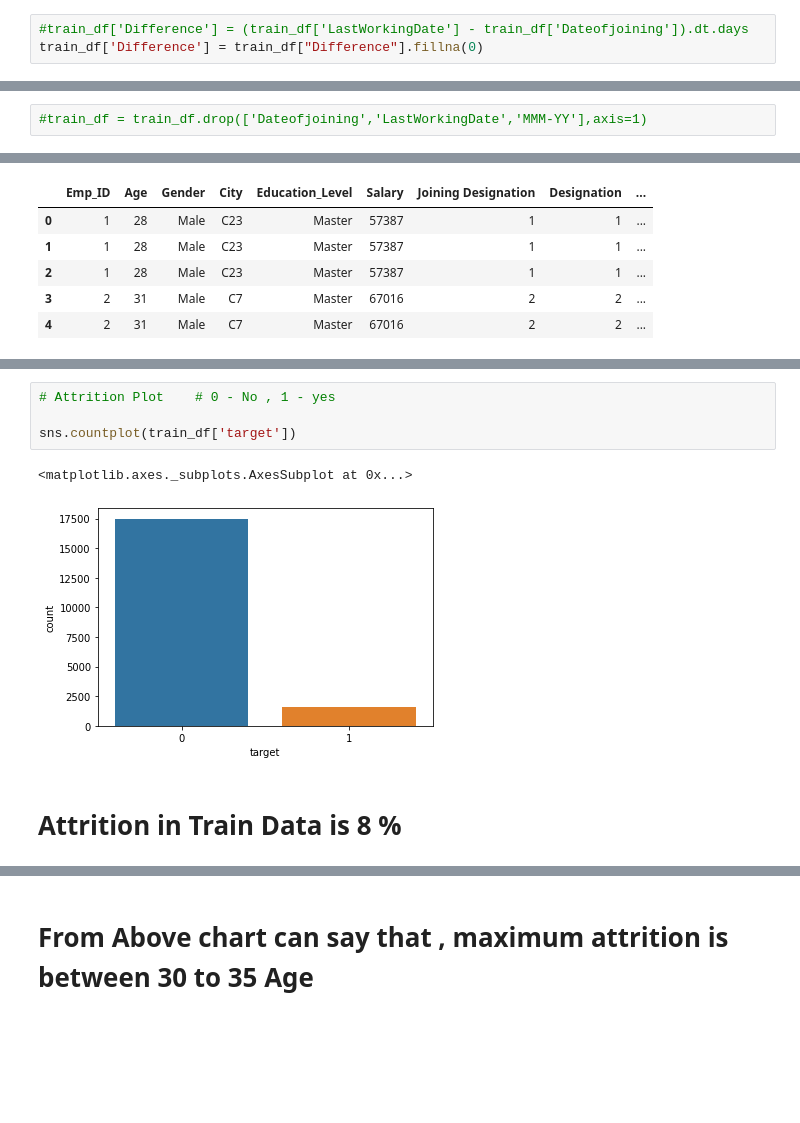
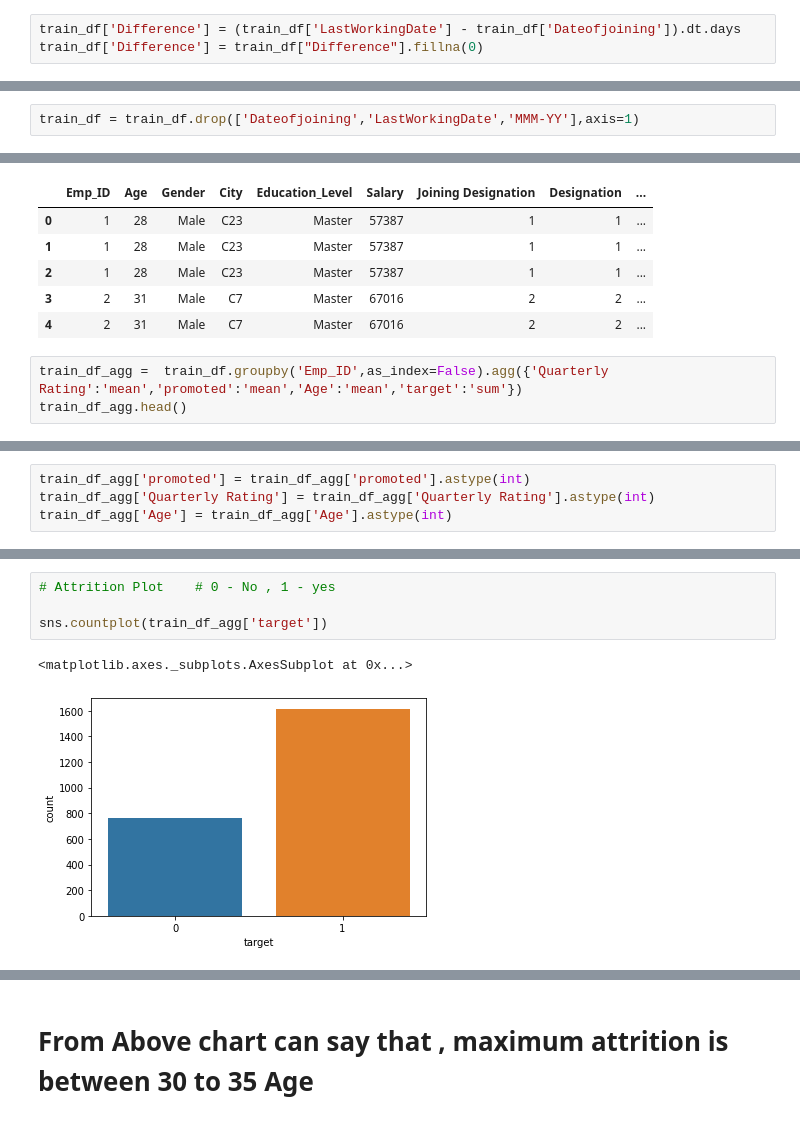
Before and after one commit to mdshah29/DataScience, a Jupyter notebook: PredictAttrition_JobAThon.ipynb, the cells around one changed output, grey strips where cells are left out. Saved outputs shown, nothing was run; the diff lists cells and outputs as text; blank space fills up the shorter version.

```diff
--- a/PredictAttrition_JobAThon.ipynb
+++ b/PredictAttrition_JobAThon.ipynb
@@ -161,7 +163,7 @@ train_df['LastWorkingDate'] = pd.to_datetime(train_df['LastWorkingDate'])
 # %%
 train_df['Dateofjoining'] = pd.to_datetime(train_df['Dateofjoining'])
 # %%
-#train_df['Difference'] = (train_df['LastWorkingDate'] - train_df['Dateofjoining']).dt.days
+train_df['Difference'] = (train_df['LastWorkingDate'] - train_df['Dateofjoining']).dt.days
 train_df['Difference'] = train_df["Difference"].fillna(0)
 # %%
 train_df.head()
@@ -175,5 +185,5 @@ train_df.head()
 # %%
-#train_df = train_df.drop(['Dateofjoining','LastWorkingDate','MMM-YY'],axis=1)
+train_df = train_df.drop(['Dateofjoining','LastWorkingDate','MMM-YY'],axis=1)
 # %%
 train_df['target'] = train_df['target'].astype(int)
 train_df['Difference'] = train_df['Difference'].astype(int)
@@ -186,3 +196,6 @@ train_df.head()
 | 2 | 1 | 28 | Male | C23 | Master | 57387 | 1 | 1 | ... |
 | 3 | 2 | 31 | Male | C7 | Master | 67016 | 2 | 2 | ... |
 | 4 | 2 | 31 | Male | C7 | Master | 67016 | 2 | 2 | ... |
+# %%
+train_df_agg =  train_df.groupby('Emp_ID',as_index=False).agg({'Quarterly Rating':'mean','promoted':'mean','Age':'mean','target':'sum'})
+train_df_agg.head()
@@ -188,0 +209,4 @@ train_df.head()
+# %%
+train_df_agg['promoted'] = train_df_agg['promoted'].astype(int)
+train_df_agg['Quarterly Rating'] = train_df_agg['Quarterly Rating'].astype(int)
+train_df_agg['Age'] = train_df_agg['Age'].astype(int)
@@ -189,12 +222,10 @@ train_df.head()
 # %%
 # Attrition Plot    # 0 - No , 1 - yes
 
-sns.countplot(train_df['target'])
+sns.countplot(train_df_agg['target'])
 # %% [output]
 <matplotlib.axes._subplots.AxesSubplot at 0x...>
-[figure, old version]
+[figure, new version]
-# %% [markdown]
-# Attrition in Train Data is 8 %
 # %%
 #Show the number of employees that left and stayed by age
 import matplotlib.pyplot as plt
```
Also changed, not shown: parts of 27 cells of this notebook.
